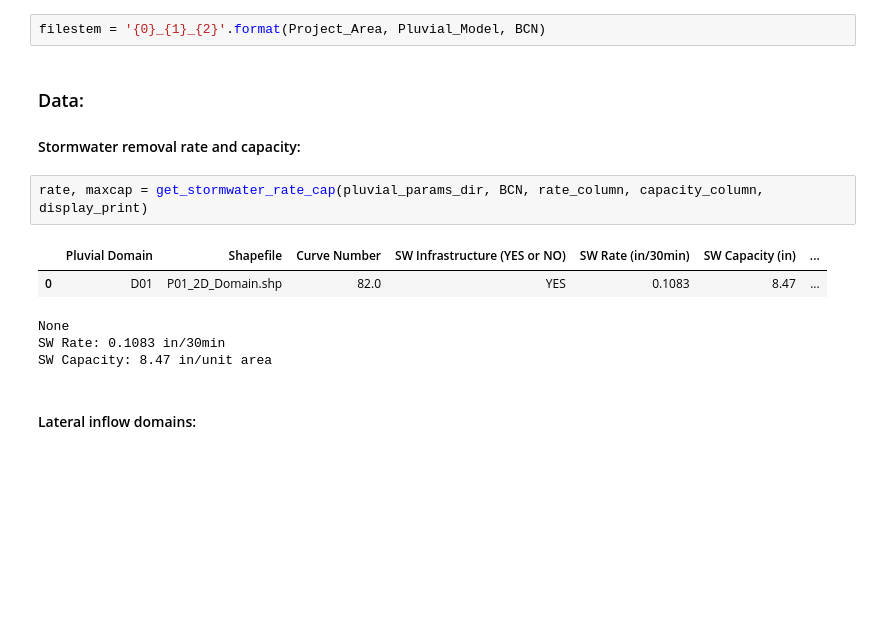
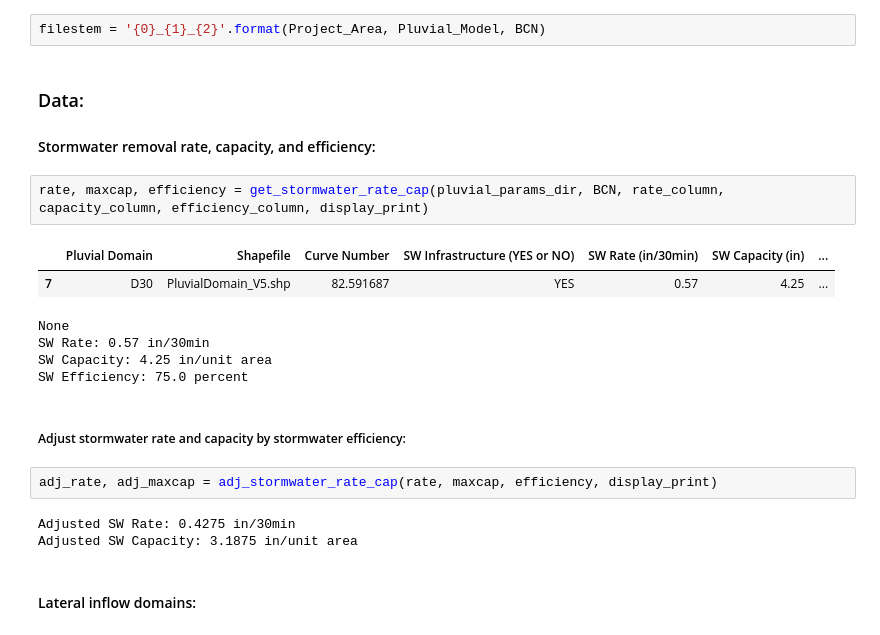
Before and after one commit to Dewberry/pfra-hydromet, a Jupyter notebook: reEventsTable.ipynb, the cells around one changed output. Cells and saved outputs as stored; diff of their text form; blank space fills up the shorter version.

```diff
--- a/reEventsTable.ipynb
+++ b/reEventsTable.ipynb
@@ -57,15 +59,23 @@ pluvial_params_dir = pl.Path(pluvial_params_dir)
 filestem = '{0}_{1}_{2}'.format(Project_Area, Pluvial_Model, BCN)
 # %% [markdown]
 ### Data:
-#### Stormwater removal rate and capacity:
+#### Stormwater removal rate, capacity, and efficiency:
 # %%
-rate, maxcap = get_stormwater_rate_cap(pluvial_params_dir, BCN, rate_column, capacity_column, display_print)
+rate, maxcap, efficiency = get_stormwater_rate_cap(pluvial_params_dir, BCN, rate_column, capacity_column, efficiency_column, display_print)
 # %% [output]
 |  | Pluvial Domain | Shapefile | Curve Number | SW Infrastructure (YES or NO) | SW Rate (in/30min) | SW Capacity (in) | ... |
-| 0 | D01 | P01_2D_Domain.shp | 82.0 | YES | 0.1083 | 8.47 | ... |
+| 7 | D30 | PluvialDomain_V5.shp | 82.591687 | YES | 0.57 | 4.25 | ... |
 None
-SW Rate: 0.1083 in/30min
-SW Capacity: 8.47 in/unit area
+SW Rate: 0.57 in/30min
+SW Capacity: 4.25 in/unit area
+SW Efficiency: 75.0 percent
+# %% [markdown]
+##### Adjust stormwater rate and capacity by stormwater efficiency:
+# %%
+adj_rate, adj_maxcap = adj_stormwater_rate_cap(rate, maxcap, efficiency, display_print)
+# %% [output]
+Adjusted SW Rate: 0.4275 in/30min
+Adjusted SW Capacity: 3.1875 in/unit area
 # %% [markdown]
 #### Lateral inflow domains:
 # %%
```
Also changed, not shown: parts of 5 cells of this notebook, 4 other files.
